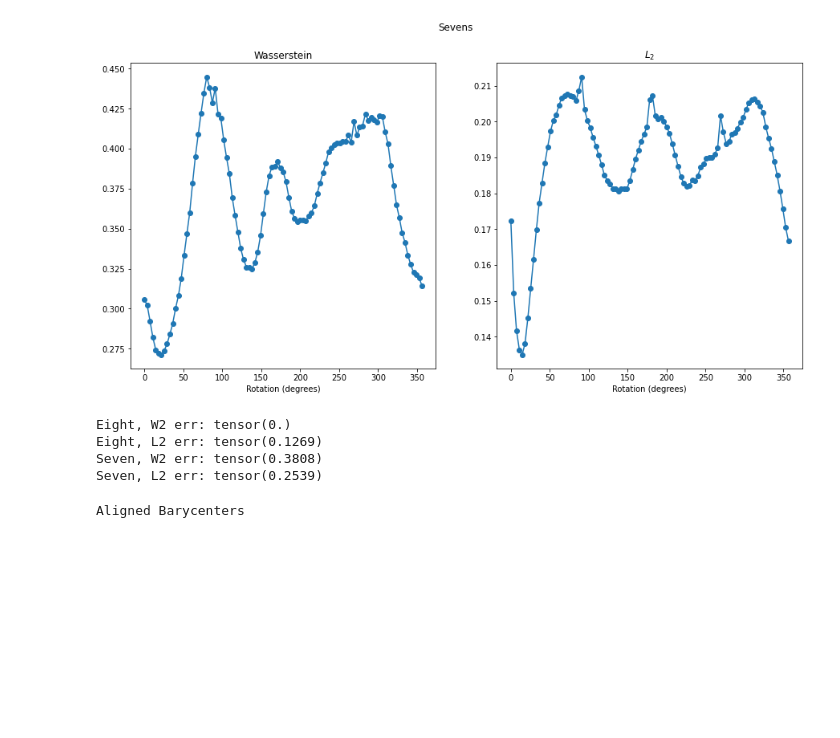
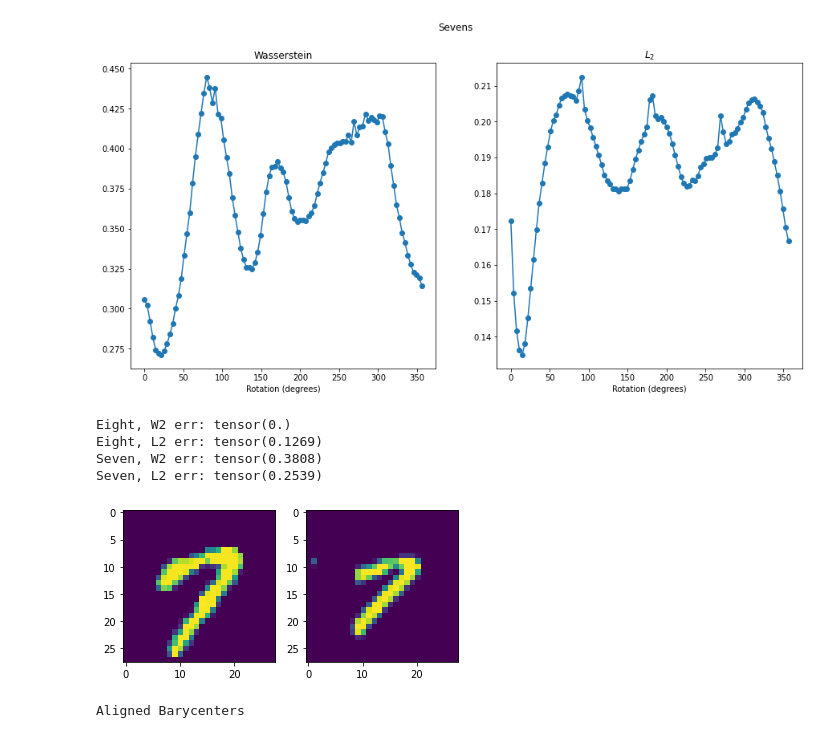
Before and after one commit to scoutsaachi/conv_was, a Jupyter notebook: Conv_was.ipynb, the cells around one changed output. Drawn from its saved outputs; the diff is of its cells as text; code cells hidden in the pictures; blank space fills up the shorter version.

```diff
--- a/Conv_was.ipynb
+++ b/Conv_was.ipynb
@@ -286,6 +286,16 @@ Eight, W2 err: tensor(0.)
 Eight, L2 err: tensor(0.1269)
 Seven, W2 err: tensor(0.3808)
 Seven, L2 err: tensor(0.2539)
+# %%
+optsevenrotW2 = thetas[torch.argmin(sevens_W2)]
+rotseven2 = rot_and_renorm(seven2.unsqueeze(0), optsevenrotW2)
+plt.subplot(121)
+plt.imshow(seven1[0,...])
+plt.subplot(122)
+plt.imshow(seven2[0,...]) #rotseven2[0,0,...])
+plt.show()
+# %% [output]
+[figure, added]
 # %%
 # Next figure: rotated vs unrotated barycenters
 ops = [False, True]
```
Also changed, not shown: parts of 3 cells of this notebook.
